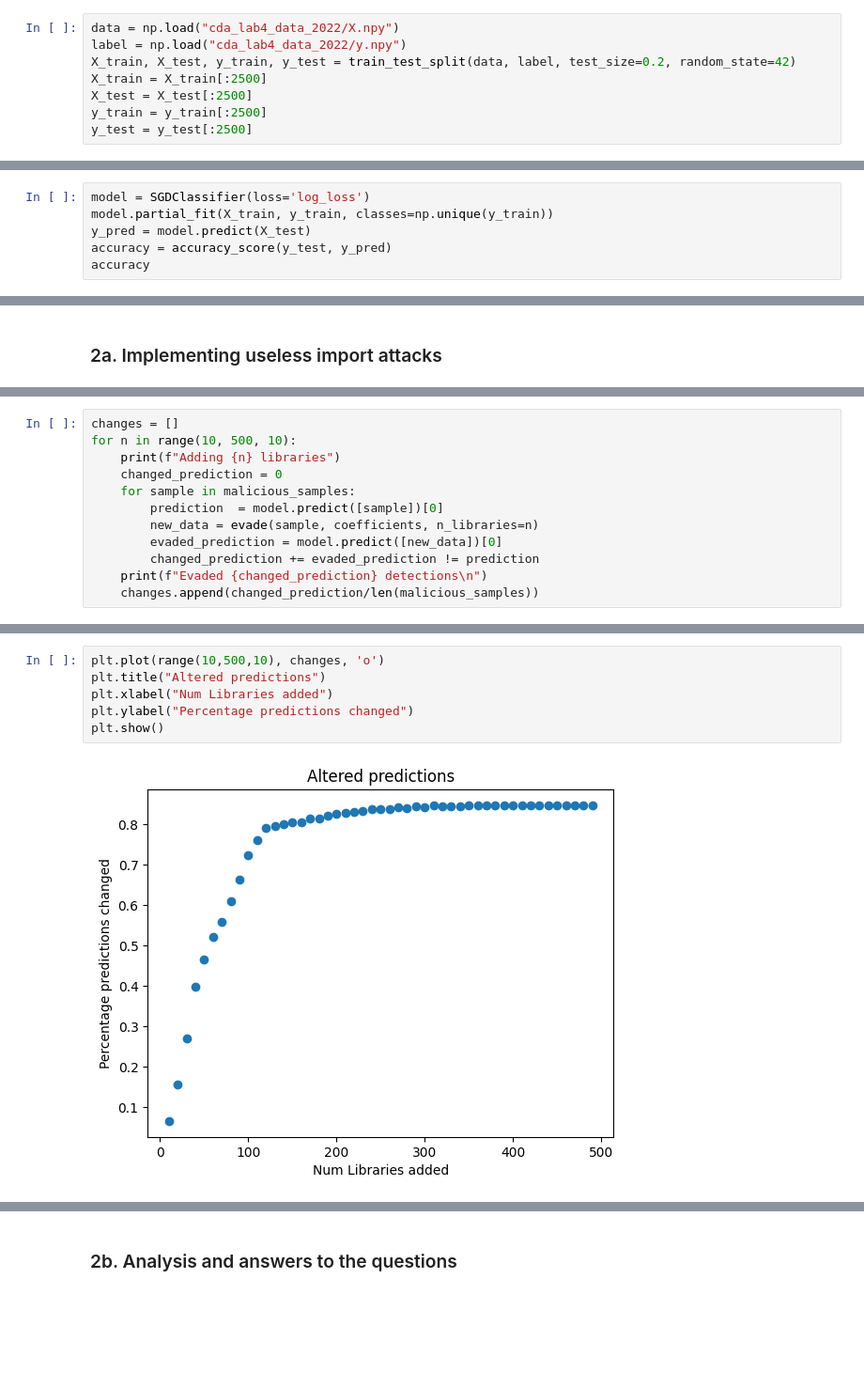
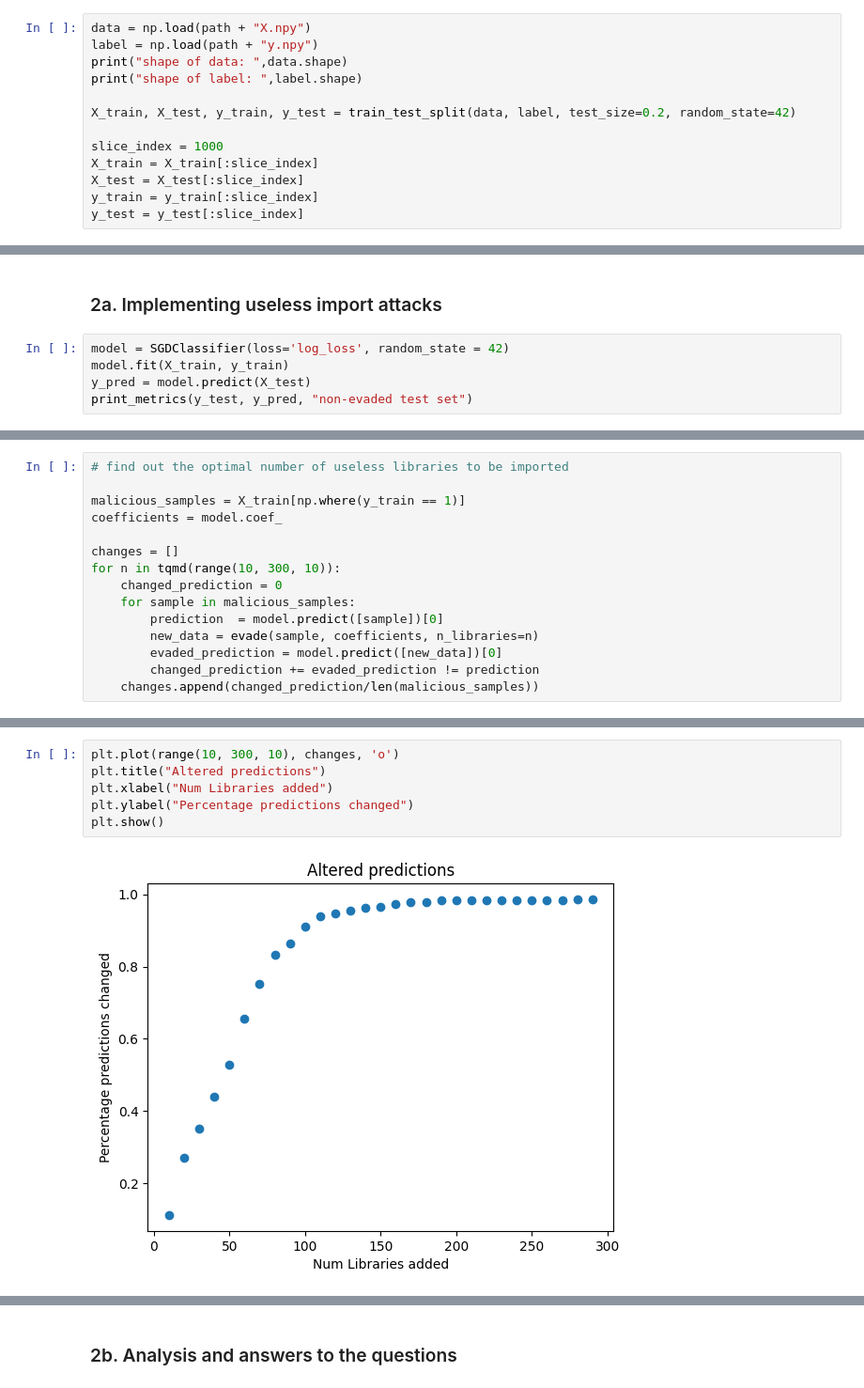
Before and after one commit to BigLob/CDA, a Jupyter notebook: Lab4.ipynb, the cells around one changed output, grey strips where cells are left out. Shown at 94% size. Saved outputs shown, nothing was run; the diff lists cells and outputs as text; blank space fills up the shorter version.

```diff
--- a/Lab4.ipynb
+++ b/Lab4.ipynb
@@ -35,8 +51,13 @@ import matplotlib.pyplot as plt
 # %%
-data = np.load("cda_lab4_data_2022/X.npy")
-label = np.load("cda_lab4_data_2022/y.npy")
+data = np.load(path + "X.npy")
+label = np.load(path + "y.npy")
+print("shape of data: ",data.shape)
+print("shape of label: ",label.shape)
+
 X_train, X_test, y_train, y_test = train_test_split(data, label, test_size=0.2, random_state=42)
-X_train = X_train[:2500]
-X_test = X_test[:2500]
-y_train = y_train[:2500]
-y_test = y_test[:2500]
+
+slice_index = 1000
+X_train = X_train[:slice_index]
+X_test = X_test[:slice_index]
+y_train = y_train[:slice_index]
+y_test = y_test[:slice_index]
@@ -43,6 +66,0 @@ y_test = y_test[:2500]
-# %%
-model = SGDClassifier(loss='log_loss')
-model.partial_fit(X_train, y_train, classes=np.unique(y_train))
-y_pred = model.predict(X_test)
-accuracy = accuracy_score(y_test, y_pred)
-accuracy
@@ -52,3 +68,8 @@ accuracy
 ## 2. Attacking linear models (5 Points)
 # %% [markdown]
 ### 2a. Implementing useless import attacks
+# %%
+model = SGDClassifier(loss='log_loss', random_state = 42)
+model.fit(X_train, y_train)
+y_pred = model.predict(X_test)
+print_metrics(y_test, y_pred, "non-evaded test set")
@@ -73,12 +96,15 @@ coefficients[0].shape
 # %%
+# find out the optimal number of useless libraries to be imported
+
+malicious_samples = X_train[np.where(y_train == 1)]
+coefficients = model.coef_
+
 changes = []
-for n in range(10, 500, 10):
-    print(f"Adding {n} libraries")
+for n in tqmd(range(10, 300, 10)):
     changed_prediction = 0
     for sample in malicious_samples:
         prediction  = model.predict([sample])[0]
         new_data = evade(sample, coefficients, n_libraries=n)
         evaded_prediction = model.predict([new_data])[0]
         changed_prediction += evaded_prediction != prediction
-    print(f"Evaded {changed_prediction} detections\n")
     changes.append(changed_prediction/len(malicious_samples))
@@ -103,8 +111,8 @@ Evaded 1045 detections
 # %%
-plt.plot(range(10,500,10), changes, 'o')
+plt.plot(range(10, 300, 10), changes, 'o')
 plt.title("Altered predictions")
 plt.xlabel("Num Libraries added")
 plt.ylabel("Percentage predictions changed")
 plt.show()
 # %% [output]
-[figure, old version]
+[figure, new version]
```
Also changed, not shown: parts of 45 cells of this notebook.
